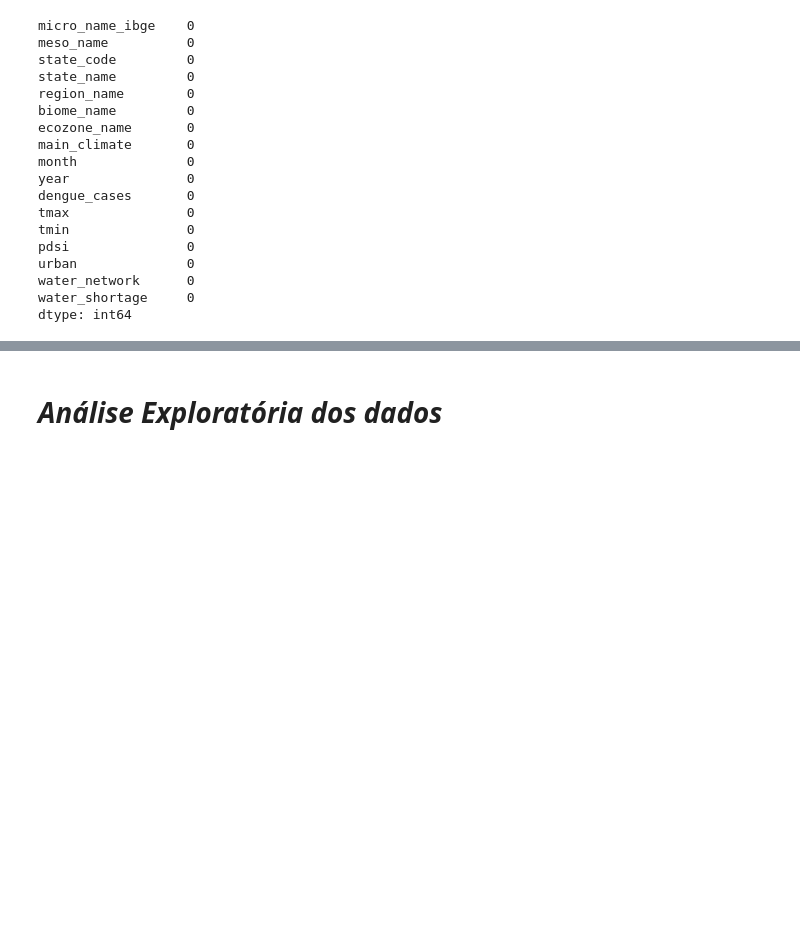
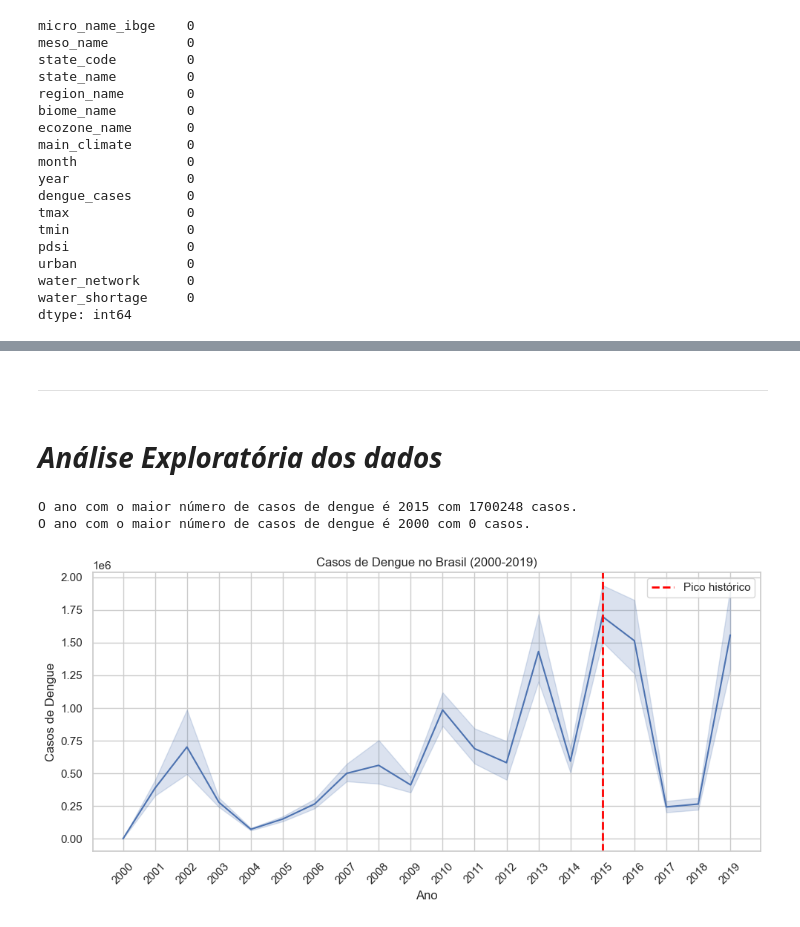
Before and after one commit to luiz-prado/analises_exploratorias, a Jupyter notebook: casos_dengue_brasil/EDA_dengue_2000_2019.ipynb, the cells around one changed output, grey strips where cells are left out. Drawn from its saved outputs; the diff is of its cells as text; code cells hidden in the pictures; blank space fills up the shorter version.

Commit message:
:chart_with_upwards_trend: Adicionando primeiras análises

```diff
--- a/casos_dengue_brasil/EDA_dengue_2000_2019.ipynb
+++ b/casos_dengue_brasil/EDA_dengue_2000_2019.ipynb
@@ -4,4 +4,4 @@ import numpy as np
 import seaborn as sns
 import matplotlib.pyplot as plt
 import matplotlib.ticker as tck
-sns.set(style="darkgrid")
+sns.set(style="whitegrid")
@@ -226,3 +229,8 @@ urban              0
 water_network      0
 water_shortage     0
 dtype: int64
+# %%
+# Alterando o tipo do campo dengue_cases de Float para Int
+df_dados_limpo.dengue_cases = df_dados_limpo.dengue_cases.astype('int64')
+
+df_dados_limpo.info()
@@ -239,5 +265,40 @@ df_dados_limpo.describe()
 | 50% | 31.000000 | 6.500000 | 2009.500000 | 4.000000 | 30.162950 | 19.892204 | -0.562458 | 72.750000 | 74.875000 | ... |
 | 75% | 41.000000 | 9.250000 | 2014.250000 | 26.000000 | 31.774971 | 21.770352 | 0.714378 | 86.680000 | 85.700000 | ... |
 | max | 53.000000 | 12.000000 | 2019.000000 | 88821.000000 | 37.885544 | 25.765200 | 7.479940 | 100.000000 | 98.810000 | ... |
+# %% [markdown]
+___
 # %% [markdown]
 # ***Análise Exploratória dos dados***
+# %%
+# Verificando qual o ano com o maior número de casos registrados
+data_ano = df_dados_limpo.loc[:,["year", "dengue_cases"]]
+data_ano = data_ano.groupby("year").sum()
+
+maior_num_casos = data_ano['dengue_cases'].max()
+menor_num_casos = data_ano['dengue_cases'].min()
+
+ano_maior = data_ano[data_ano['dengue_cases'] == maior_num_casos].index[0]
+ano_menor = data_ano[data_ano['dengue_cases'] == menor_num_casos].index[0]
+
+print(f"O ano com o maior número de casos de dengue é {ano_maior} com {maior_num_casos} casos.")
+print(f"O ano com o maior número de casos de dengue é {ano_menor} com {menor_num_casos} casos.")
+# %% [output]
+O ano com o maior número de casos de dengue é 2015 com 1700248 casos.
+O ano com o maior número de casos de dengue é 2000 com 0 casos.
+# %%
+plt.figure(figsize=(10, 5))
+sns.lineplot(data=df_dados_limpo, x='year', y='dengue_cases', estimator='sum')
+
+plt.axvline(x=2015, color='red', linestyle='--', lw=2, label='Pico histórico')
+
+plt.xticks(rotation=45)
+plt.gca().xaxis.set_major_locator(tck.MultipleLocator(1))
+
+plt.title('Casos de Dengue no Brasil (2000-2019)')
+plt.xlabel('Ano')
+plt.ylabel('Casos de Dengue')
+plt.legend()
+plt.tight_layout()
+plt.show()
+# %% [output]
+[figure, added]
```
Also changed, not shown: parts of 4 cells of this notebook.
